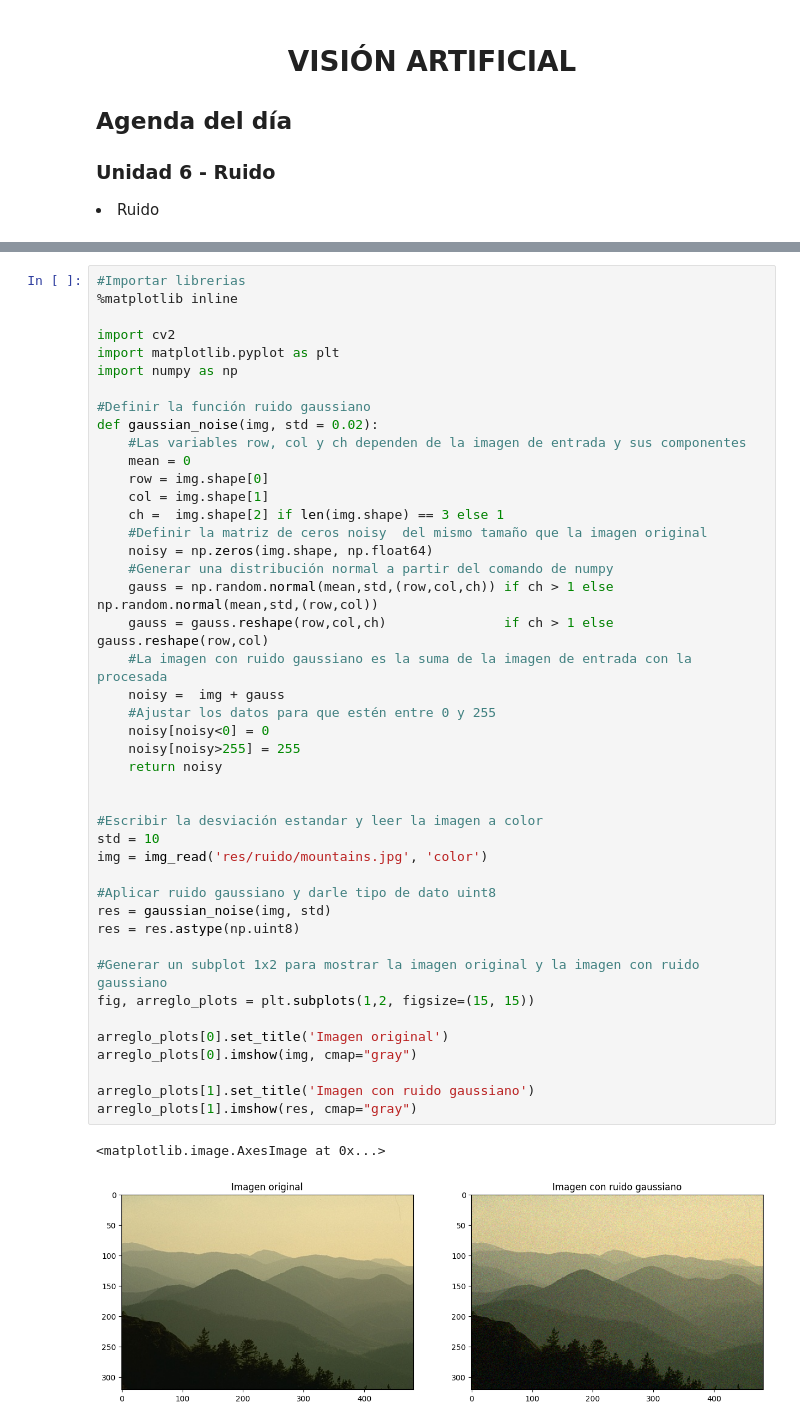
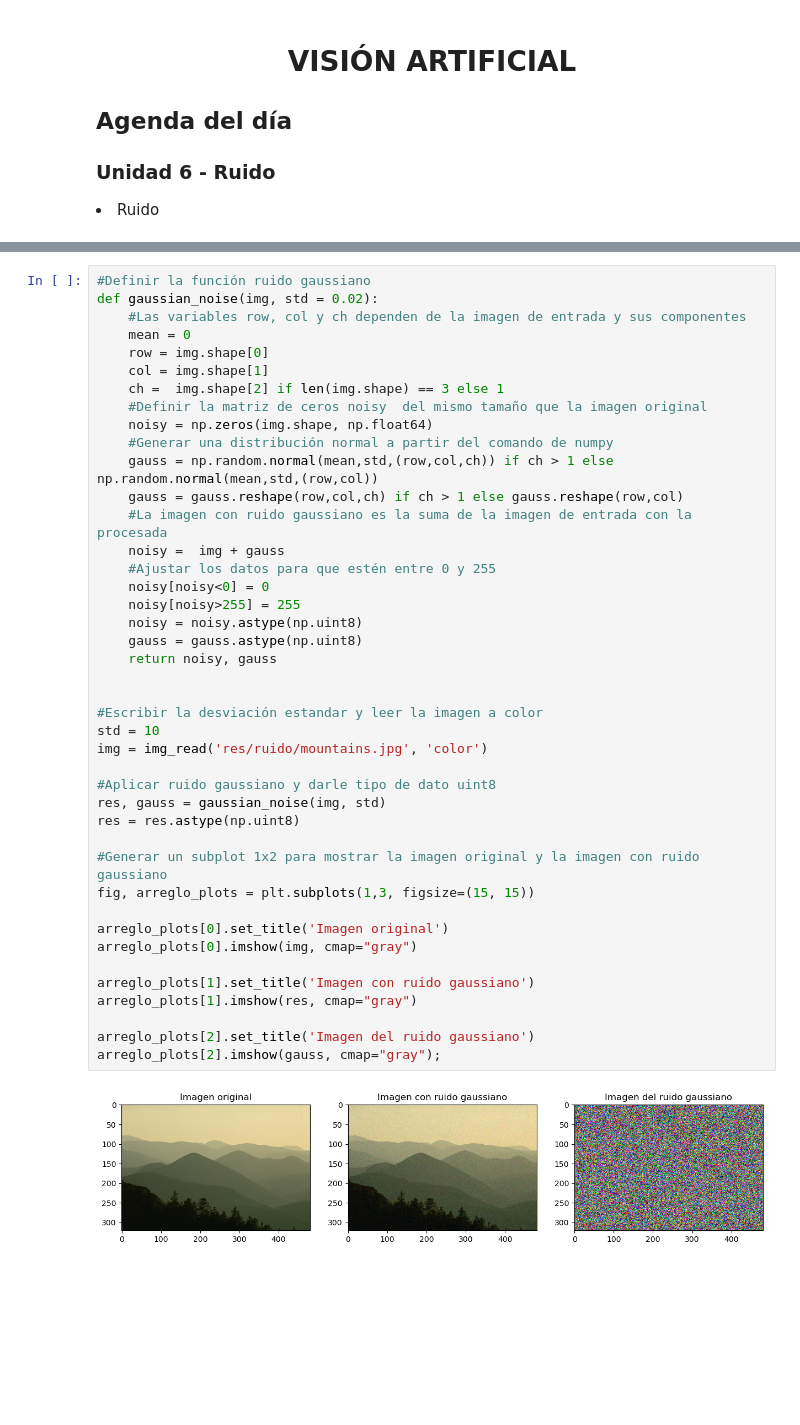
Before and after one commit to MillerQuintero2001/ImageProcessing, a Jupyter notebook: ArtificialVision/Semana_3/Taller/Ruido.ipynb, the cells around one changed output, grey strips where cells are left out. Cells and saved outputs as stored; diff of their text form; blank space fills up the shorter version.

```diff
--- a/ArtificialVision/Semana_3/Taller/Ruido.ipynb
+++ b/ArtificialVision/Semana_3/Taller/Ruido.ipynb
@@ -112,48 +106,45 @@ El ISO de una cámara también tiene un impacto notorio sobre las imágenes que
 # %%
-#Importar librerias
-%matplotlib inline
-
-import cv2
-import matplotlib.pyplot as plt
-import numpy as np
-
 #Definir la función ruido gaussiano
 def gaussian_noise(img, std = 0.02):
     #Las variables row, col y ch dependen de la imagen de entrada y sus componentes
     mean = 0
     row = img.shape[0]
     col = img.shape[1]
     ch =  img.shape[2] if len(img.shape) == 3 else 1
     #Definir la matriz de ceros noisy  del mismo tamaño que la imagen original
     noisy = np.zeros(img.shape, np.float64)
     #Generar una distribución normal a partir del comando de numpy
     gauss = np.random.normal(mean,std,(row,col,ch)) if ch > 1 else np.random.normal(mean,std,(row,col))
-    gauss = gauss.reshape(row,col,ch)               if ch > 1 else gauss.reshape(row,col)
+    gauss = gauss.reshape(row,col,ch) if ch > 1 else gauss.reshape(row,col)
     #La imagen con ruido gaussiano es la suma de la imagen de entrada con la procesada
     noisy =  img + gauss
     #Ajustar los datos para que estén entre 0 y 255
     noisy[noisy<0] = 0
     noisy[noisy>255] = 255
-    return noisy
+    noisy = noisy.astype(np.uint8)
+    gauss = gauss.astype(np.uint8)
+    return noisy, gauss
 
 
 #Escribir la desviación estandar y leer la imagen a color
 std = 10
 img = img_read('res/ruido/mountains.jpg', 'color')
 
 #Aplicar ruido gaussiano y darle tipo de dato uint8
-res = gaussian_noise(img, std)
+res, gauss = gaussian_noise(img, std)
 res = res.astype(np.uint8)
 
 #Generar un subplot 1x2 para mostrar la imagen original y la imagen con ruido gaussiano
-fig, arreglo_plots = plt.subplots(1,2, figsize=(15, 15))
+fig, arreglo_plots = plt.subplots(1,3, figsize=(15, 15))
 
 arreglo_plots[0].set_title('Imagen original')
 arreglo_plots[0].imshow(img, cmap="gray")
 
 arreglo_plots[1].set_title('Imagen con ruido gaussiano')
 arreglo_plots[1].imshow(res, cmap="gray")
+
+arreglo_plots[2].set_title('Imagen del ruido gaussiano')
+arreglo_plots[2].imshow(gauss, cmap="gray");
 # %% [output]
-<matplotlib.image.AxesImage at 0x...>
-[figure, old version]
+[figure, new version]
 # %% [markdown]
```
Also changed, not shown: parts of 13 cells of this notebook, 5 other files.
